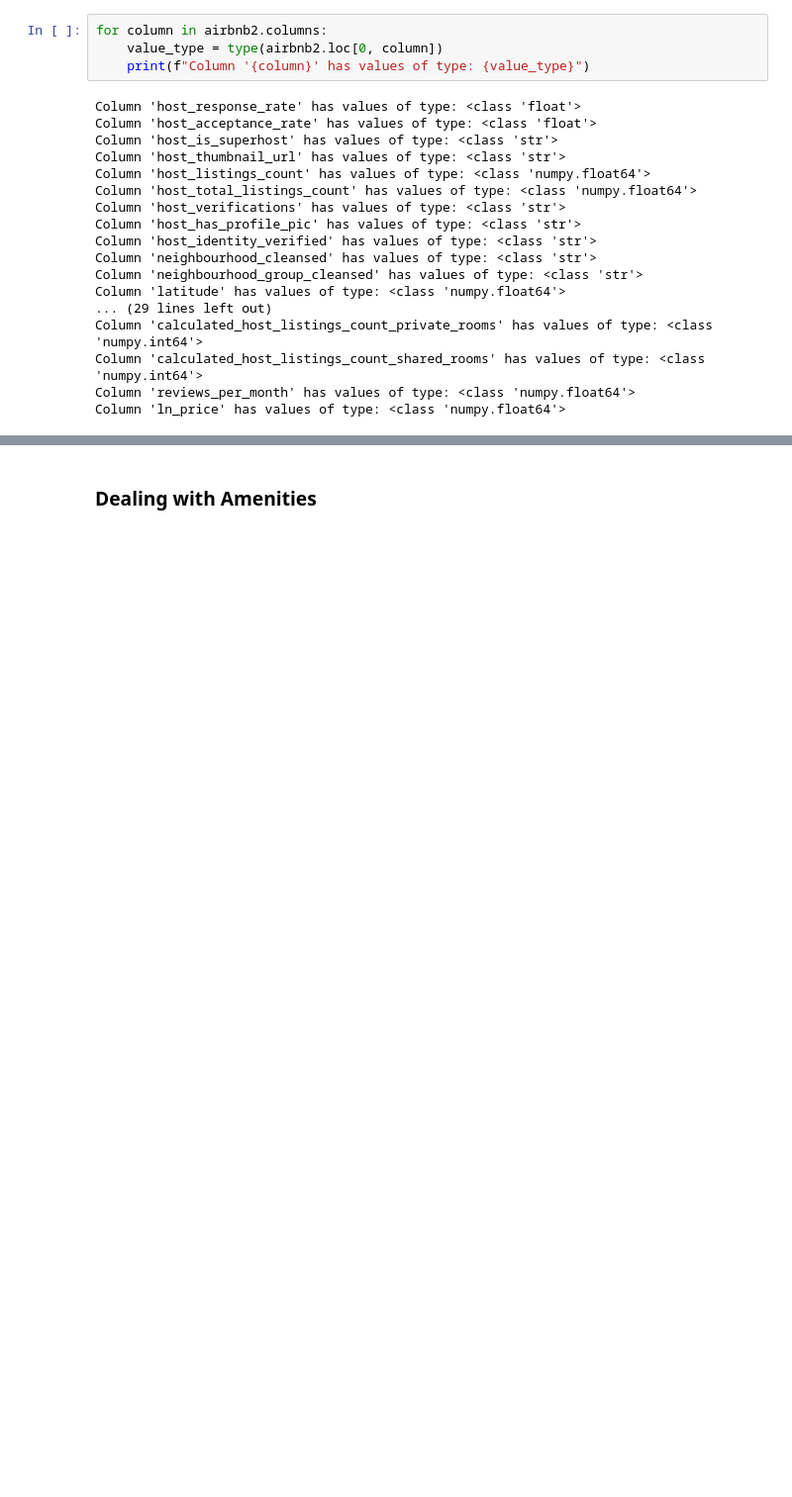
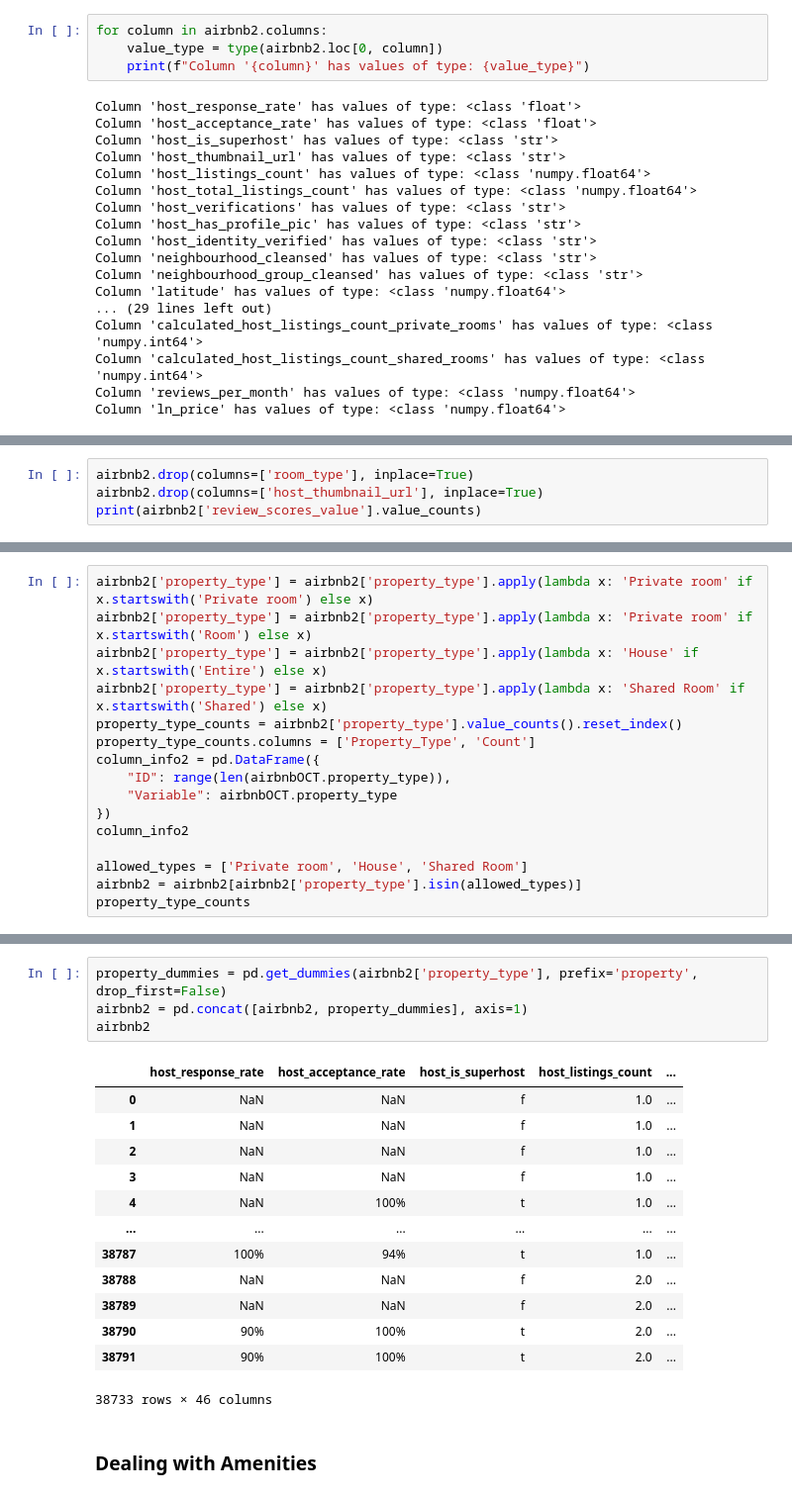
Before and after one commit to Jacopo21/AirbPrice_ML, a Jupyter notebook: airbnb OCTOBER.ipynb, the cells around one changed output, grey strips where cells are left out. Shown at 99% size. Drawn from its saved outputs; the diff is of its cells as text; blank space fills up the shorter version.

```diff
--- a/airbnb OCTOBER.ipynb
+++ b/airbnb OCTOBER.ipynb
@@ -144,0 +114,4 @@ Name: review_scores_value, Length: 38783, dtype: float64>
+# %%
+airbnb2.drop(columns=['room_type'], inplace=True)
+airbnb2.drop(columns=['host_thumbnail_url'], inplace=True)
+print(airbnb2['review_scores_value'].value_counts)
@@ -144,0 +131,16 @@ Name: review_scores_value, Length: 38783, dtype: float64>
+# %%
+airbnb2['property_type'] = airbnb2['property_type'].apply(lambda x: 'Private room' if x.startswith('Private room') else x)
+airbnb2['property_type'] = airbnb2['property_type'].apply(lambda x: 'Private room' if x.startswith('Room') else x)
+airbnb2['property_type'] = airbnb2['property_type'].apply(lambda x: 'House' if x.startswith('Entire') else x)
+airbnb2['property_type'] = airbnb2['property_type'].apply(lambda x: 'Shared Room' if x.startswith('Shared') else x)
+property_type_counts = airbnb2['property_type'].value_counts().reset_index()
+property_type_counts.columns = ['Property_Type', 'Count']
+column_info2 = pd.DataFrame({
+    "ID": range(len(airbnbOCT.property_type)),
+    "Variable": airbnbOCT.property_type
+})
+column_info2
+
+allowed_types = ['Private room', 'House', 'Shared Room']
+airbnb2 = airbnb2[airbnb2['property_type'].isin(allowed_types)]
+property_type_counts
@@ -145,3 +164,21 @@ Name: review_scores_value, Length: 38783, dtype: float64>
+# %%
+property_dummies = pd.get_dummies(airbnb2['property_type'], prefix='property', drop_first=False)
+airbnb2 = pd.concat([airbnb2, property_dummies], axis=1)
+airbnb2
+# %% [output]
+|  | host_response_rate | host_acceptance_rate | host_is_superhost | host_listings_count | ... |
+| 0 | NaN | NaN | f | 1.0 | ... |
+| 1 | NaN | NaN | f | 1.0 | ... |
+| 2 | NaN | NaN | f | 1.0 | ... |
+| 3 | NaN | NaN | f | 1.0 | ... |
+| 4 | NaN | 100% | t | 1.0 | ... |
+| ... | ... | ... | ... | ... | ... |
+| 38787 | 100% | 94% | t | 1.0 | ... |
+| 38788 | NaN | NaN | f | 2.0 | ... |
+| 38789 | NaN | NaN | f | 2.0 | ... |
+| 38790 | 90% | 100% | t | 2.0 | ... |
+| 38791 | 90% | 100% | t | 2.0 | ... |
+38733 rows × 46 columns
 # %% [markdown]
 ### Dealing with Amenities
 # %%
```
Also changed, not shown: parts of 9 cells of this notebook, 3 other files.
